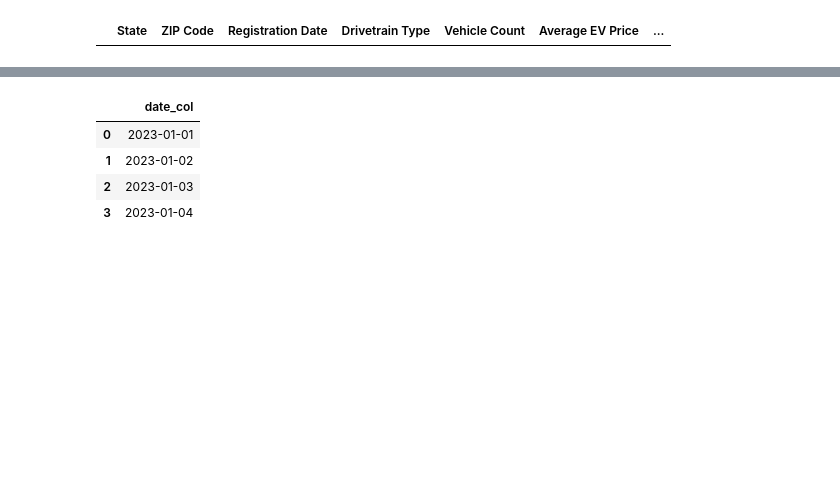
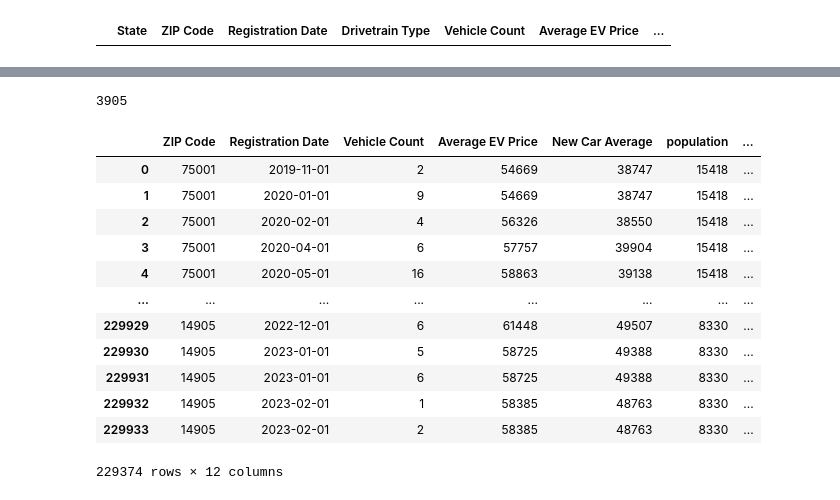
Before and after one commit to shakesy94/ev_adoption_ml, a Jupyter notebook: Combine_Data.ipynb, the cells around one changed output, grey strips where cells are left out. Cells and saved outputs as stored; diff of their text form; code cells hidden in the pictures; blank space fills up the shorter version.

```diff
--- a/Combine_Data.ipynb
+++ b/Combine_Data.ipynb
@@ -52,5 +48,20 @@ Name: zipcode, Length: 33120, dtype: int64
 # merge census data
 df = pd.merge(df, df_c, left_on='ZIP Code', right_on='zipcode', how='left')
 df = df.drop(['Unnamed: 0', 'zipcode'], axis=1)
-#df[['population', 'household_income']] = df[['population', 'household_income']].astype(int)
-#df
+
+# check if any nan values
+nan_rows = df[df.isna().any(axis=1)]
+
+# Extract info of missing census data
+print('Missing census data in:')
+print('zip codes = ',nan_rows['ZIP Code'].unique())
+print('states = ',nan_rows['State'].unique())
+print('Total num of zips = ',len(nan_rows['ZIP Code'].unique()))
+print('Total entries w/ nan = ', len(nan_rows))
+print('Total entries in df = ', len(df))
+
+# The number of missing data is < 1% of total data, just drop
+df = df.dropna()
+
+df[['population', 'household_income']] = df[['population', 'household_income']].astype(int)
+df
@@ -130,8 +115,51 @@ df_merged = df_merged.drop(['other_date_col', 'new_col_values'], axis=1)
-# %%
-df1
-# %% [output]
-|  | date_col |
-| 0 | 2023-01-01 |
-| 1 | 2023-01-02 |
-| 2 | 2023-01-03 |
-| 3 | 2023-01-04 |
+# %%
+len(df['ZIP Code'].unique())
+# %% [output]
+3905
+# %%
+# Desired prediction var
+predict_label = 'Vehicle Count'
+
+# Drop zip code since it would increase the number of features by ~4k
+# also zip code is highly correlated to population and income
+# Drop registration date since we will change to Unix timestamps
+drop_col = ['ZIP Code', 'Registration Date']
+
+# Assemble Categorical Variables
+cat_var = ['State', 'Drivetrain Type']
+for cat in cat_var:
+    # Get dummy variables for cat
+    dummy_var = df[cat].unique()
+    dummy_var = dummy_var[1:]
+
+    # create df w/ one hot cat features
+    df_cat = pd.get_dummies(df[cat], drop_first=True)
+
+    # drop original
+    df = df.drop([cat], axis=1)
+
+    # concatenate
+    df = pd.concat([df, df_cat], axis=1)
+
+# Add Unix timestamp
+df['Unix Time'] = df['Registration Date'].apply(lambda x: x.timestamp())
+
+# Convert $ price into integer
+df['Average EV Price'] = df['Average EV Price'].str.replace('$','').str.replace(',','').astype(int)
+df['New Car Average'] = df['New Car Average'].str.replace('$','').str.replace(',','').astype(int)
+
+df
+# %% [output]
+|  | ZIP Code | Registration Date | Vehicle Count | Average EV Price | New Car Average | population | ... |
+| 0 | 75001 | 2019-11-01 | 2 | 54669 | 38747 | 15418 | ... |
+| 1 | 75001 | 2020-01-01 | 9 | 54669 | 38747 | 15418 | ... |
+| 2 | 75001 | 2020-02-01 | 4 | 56326 | 38550 | 15418 | ... |
+| 3 | 75001 | 2020-04-01 | 6 | 57757 | 39904 | 15418 | ... |
+| 4 | 75001 | 2020-05-01 | 16 | 58863 | 39138 | 15418 | ... |
+| ... | ... | ... | ... | ... | ... | ... | ... |
+| 229929 | 14905 | 2022-12-01 | 6 | 61448 | 49507 | 8330 | ... |
+| 229930 | 14905 | 2023-01-01 | 5 | 58725 | 49388 | 8330 | ... |
+| 229931 | 14905 | 2023-01-01 | 6 | 58725 | 49388 | 8330 | ... |
+| 229932 | 14905 | 2023-02-01 | 1 | 58385 | 48763 | 8330 | ... |
+| 229933 | 14905 | 2023-02-01 | 2 | 58385 | 48763 | 8330 | ... |
+229374 rows × 12 columns
```
Also changed, not shown: parts of 14 cells of this notebook, 1 other file.
